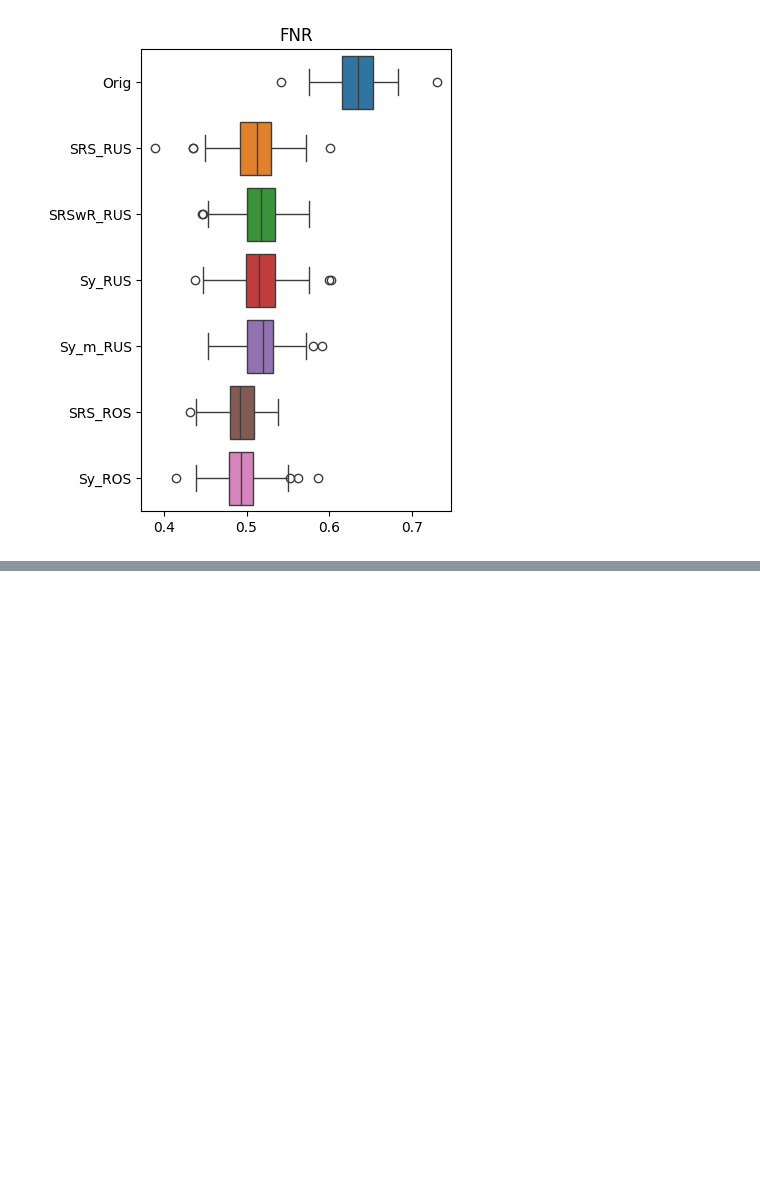
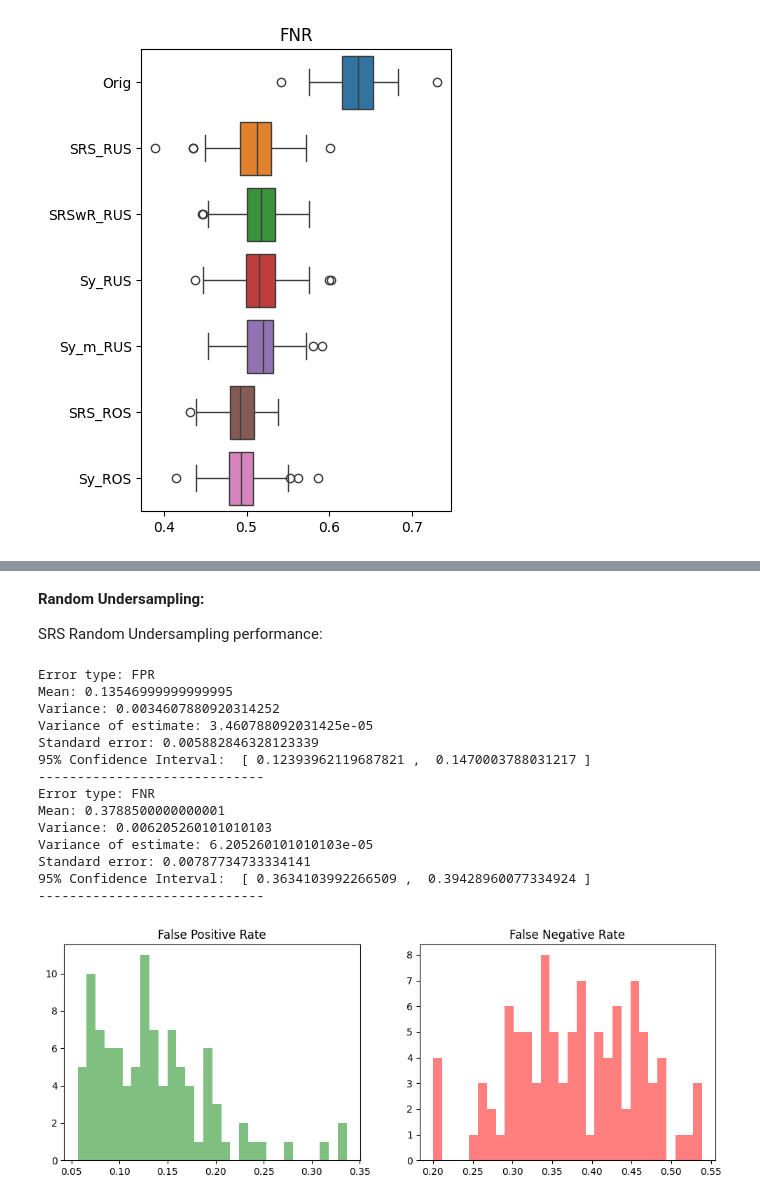
Before and after one commit to AndreiAf02/Resolving_Data_Imbalance, a Jupyter notebook: DNN/ML_Performance_Analysis.ipynb, the cells around one changed output, grey strips where cells are left out. Saved outputs shown, nothing was run; the diff lists cells and outputs as text; code cells hidden in the pictures; blank space fills up the shorter version.

```diff
--- a/DNN/ML_Performance_Analysis.ipynb
+++ b/DNN/ML_Performance_Analysis.ipynb
@@ -1832,0 +1895,38 @@ sns.boxplot([dataset['Orig'], dataset['SRS_RUS'], dataset['SRSwR_RUS'],
+# %% [markdown]
+**Random Undersampling:**
+
+SRS Random Undersampling performance:
+# %%
+data = data_SRS
+
+SRS_FPR = data['FPR']
+SRS_FNR = data['FNR']
+
+fig = plt.figure(figsize=(12, 4))
+plt.subplot(1, 2, 1)
+plt.hist(data['FPR'], color='g', bins=30, label='FPR', alpha=0.5)
+plt.title('False Positive Rate')
+
+plt.subplot(1, 2, 2)
+plt.hist(data['FNR'], color='r', bins=30, label='FNR', alpha=0.5)
+plt.title('False Negative Rate')
+# plt.show()
+
+perf_metrics(data, 'FPR')
+perf_metrics(data, 'FNR')
+# %% [output]
+Error type: FPR
+Mean: 0.13546999999999995
+Variance: 0.0034607880920314252
+Variance of estimate: 3.460788092031425e-05
+Standard error: 0.005882846328123339
+95% Confidence Interval:  [ 0.12393962119687821 ,  0.1470003788031217 ]
+-----------------------------
+Error type: FNR
+Mean: 0.3788500000000001
+Variance: 0.006205260101010103
+Variance of estimate: 6.205260101010103e-05
+Standard error: 0.00787734733334141
+95% Confidence Interval:  [ 0.3634103992266509 ,  0.39428960077334924 ]
+-----------------------------
+[figure, added]
```
Also changed, not shown: parts of 21 cells of this notebook.
